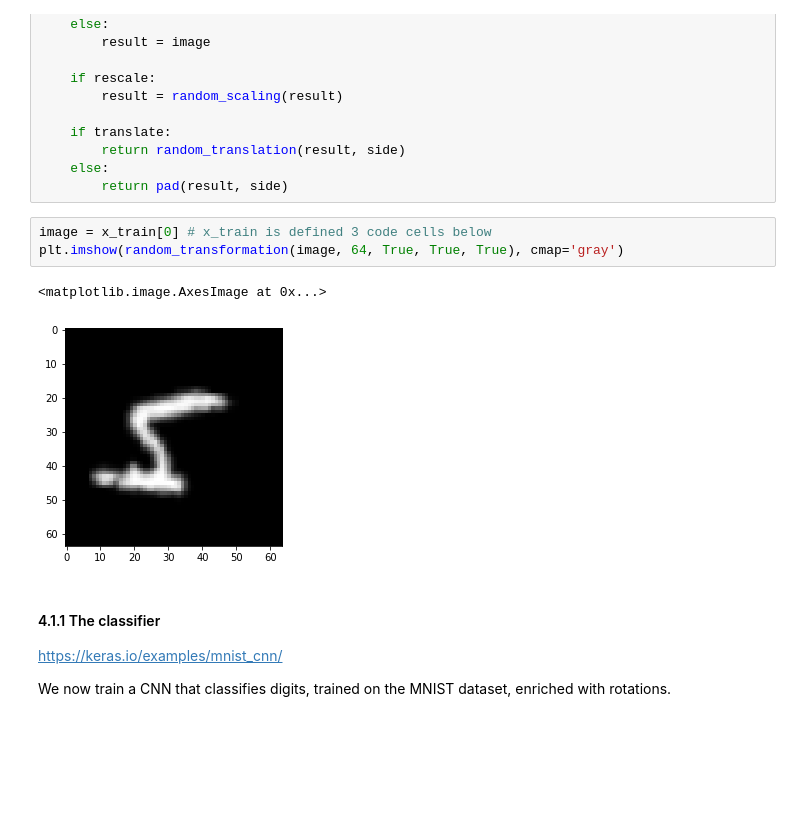
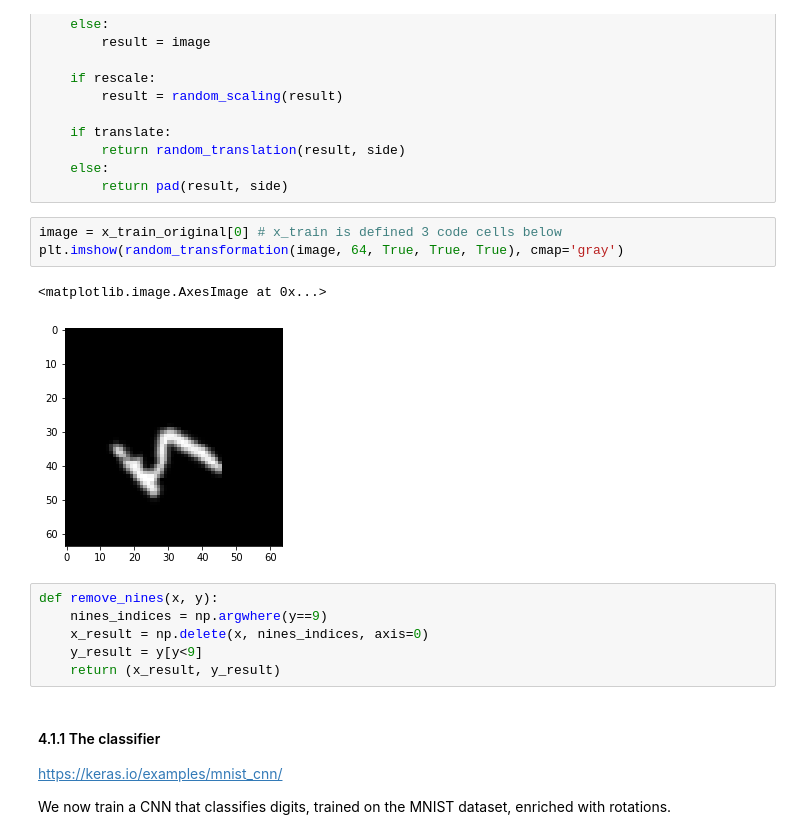
Before and after one commit to emarazz/iapr_2020, a Jupyter notebook: our_project/window_sliding.ipynb, the cells around one changed output. Saved outputs shown, nothing was run; the diff lists cells and outputs as text; blank space fills up the shorter version.

Commit message:
Removing the nines

```diff
--- a/our_project/window_sliding.ipynb
+++ b/our_project/window_sliding.ipynb
@@ -392,11 +392,17 @@ def random_transformation(image, side, rotate=False, rescale=False, translate=Fa
     else:
         return pad(result, side)
 # %%
-image = x_train[0] # x_train is defined 3 code cells below
+image = x_train_original[0] # x_train is defined 3 code cells below
 plt.imshow(random_transformation(image, 64, True, True, True), cmap='gray')
 # %% [output]
 <matplotlib.image.AxesImage at 0x...>
-[figure, old version]
+[figure, new version]
+# %%
+def remove_nines(x, y):
+    nines_indices = np.argwhere(y==9)
+    x_result = np.delete(x, nines_indices, axis=0)
+    y_result = y[y<9]
+    return (x_result, y_result)
 # %% [markdown]
 #### 4.1.1 The classifier
 https://keras.io/examples/mnist_cnn/
```
Also changed, not shown: parts of 9 cells of this notebook.
